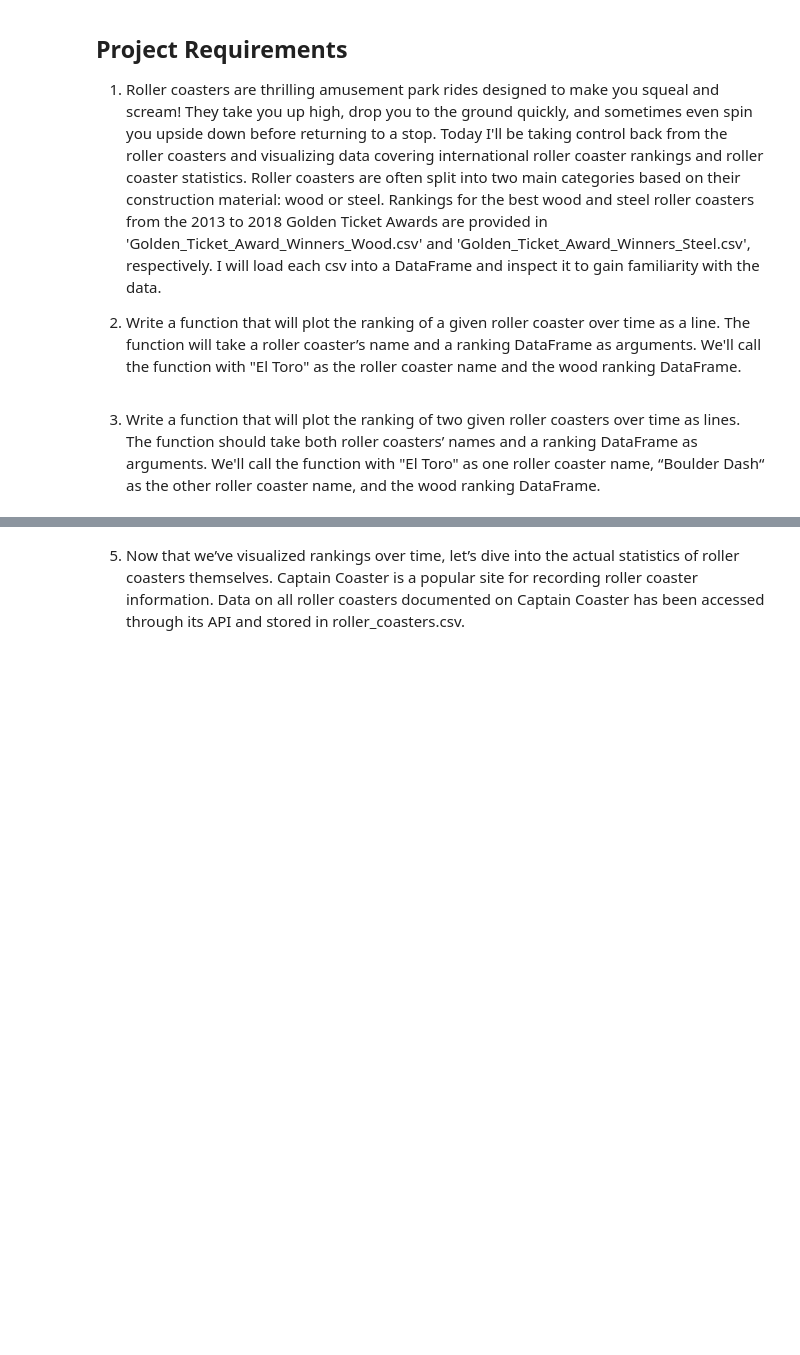
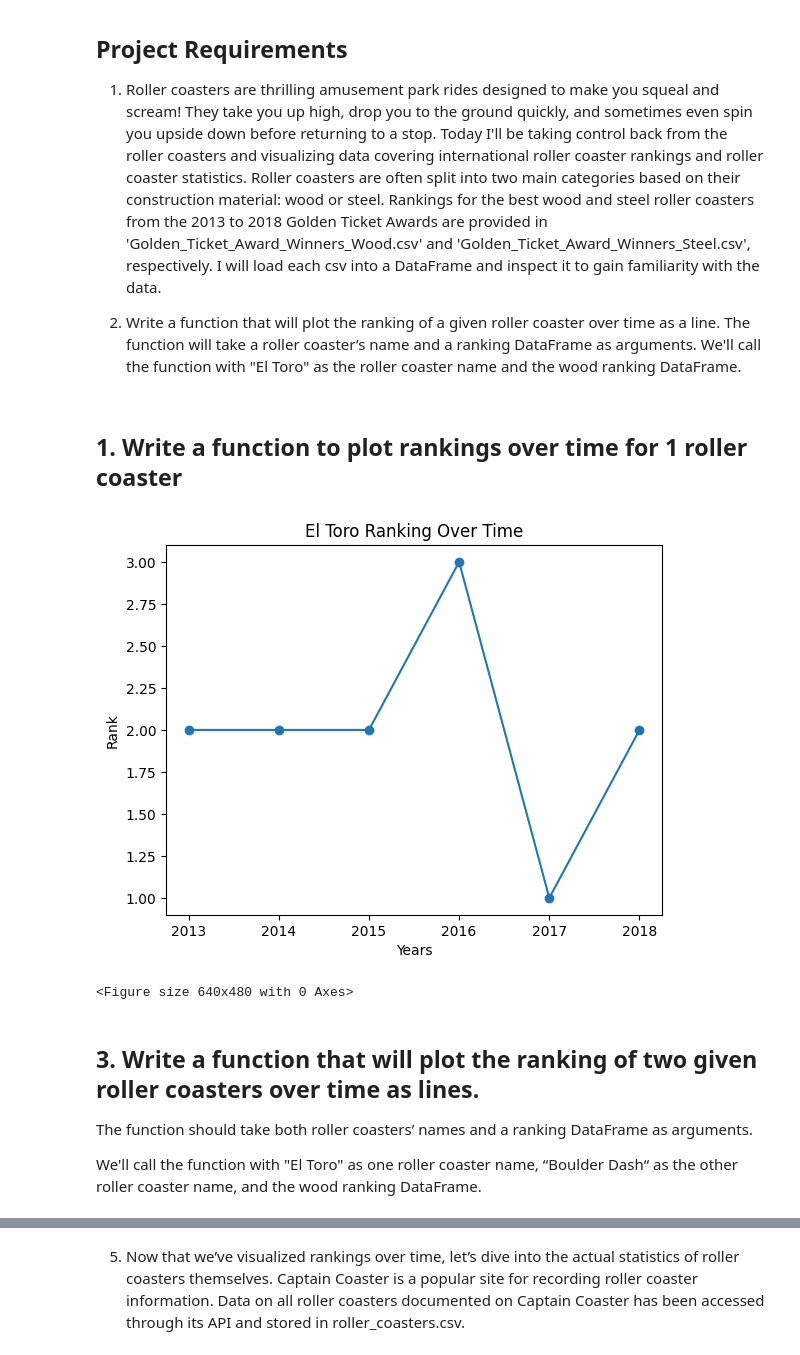
Before and after one commit to cjh4232/Projects, a Jupyter notebook: Python/Roller_Coaster_Analysis/rollercoatser_project.ipynb, the cells around one changed output, grey strips where cells are left out. Cells and saved outputs as stored; diff of their text form; code cells hidden in the pictures; blank space fills up the shorter version.

```diff
--- a/Python/Roller_Coaster_Analysis/rollercoatser_project.ipynb
+++ b/Python/Roller_Coaster_Analysis/rollercoatser_project.ipynb
@@ -20,43 +28,53 @@ import matplotlib.pyplot as plt
+# %%
+def get_rank_values (df: pd.DataFrame, name:str, park:str) -> List:
+    return df[(df['Name'] == name) & (df['Park'] == park)].Rank.values
+
+def get_year_values(df: pd.DataFrame, name: str, park: str) -> List:
+    return df[(df['Name'] == name) & (df['Park'] == park)]['Year of Rank'].values
+# %% [markdown]
+## 1. Write a function to plot rankings over time for 1 roller coaster
 # %%
-# load rankings data from CSV files:
-wood_df = pd.read_csv('Golden_Ticket_Award_Winners_Wood.csv')
-steel_df = pd.read_csv('Golden_Ticket_Award_Winners_Steel.csv')
+def rank_plot (name: str, park: str, df: pd.DataFrame) -> None:
 
-# Combine the rankings into one single DataFrame
-w_s_df = pd.concat([wood_df,steel_df])
-
-# Write function to plot rankings over time for 1 roller coaster here:
-def rank_plot (name, park, df):
-
-  # Separate data from DataFrame based on the name of the ride and the park
-  dff = df[(df['Name'] == name) & (df['Park'] == park)].reset_index()
+  """
+  This function takes a name of a rollercoaster, a name of a park, and a
+  Pandas DataFrame that has rankings of rollercoasters over time and plots
+  the given rollercoaster's rankings over time on plot with the ranking on
+  the y-axis and the year on the x-axis.
+  """
 
   # Make a list of the rank values
-  rank = dff['Rank'].values
+  rank = get_rank_values(df, name, park)
 
   # Make a list of the year values
-  years = dff['Year of Rank'].values
+  years = get_year_values(df, name, park)
 
   # Clear out any lingering figures
   plt.clf()
 
   # Create a standard plot where x=years and y=rank, the marker is circle
   plt.plot(years, rank, marker='o')
 
   # Add a title and some axis labels
-  plt.title('{} Ranking Over Time'.format(name))
+  plt.title(f'{name} Ranking Over Time')
   plt.xlabel('Years')
   plt.ylabel('Rank')
 
   # Show the plot
   plt.show()
 
 # Uncomment to test the function rank_plot
-#rank_plot ('El Toro', 'Six Flags Great Adventure', w_s_df)
+rank_plot ('El Toro', 'Six Flags Great Adventure', w_s_df)
 
 # Clear any lingering figures for the next challenge
 plt.clf()
+# %% [output]
+[figure, added]
+<Figure size 640x480 with 0 Axes>
 # %% [markdown]
-3. Write a function that will plot the ranking of two given roller coasters over time as lines. The function should take both roller coasters’ names and a ranking DataFrame as arguments.
+## 3. Write a function that will plot the ranking of two given roller coasters over time as lines.
+
+The function should take both roller coasters’ names and a ranking DataFrame as arguments.
+
 We'll call the function with "El Toro" as one roller coaster name, “Boulder Dash“ as the other roller coaster name, and the wood ranking DataFrame.
 # %%
```
Also changed, not shown: parts of 7 cells of this notebook, 2 other files.
